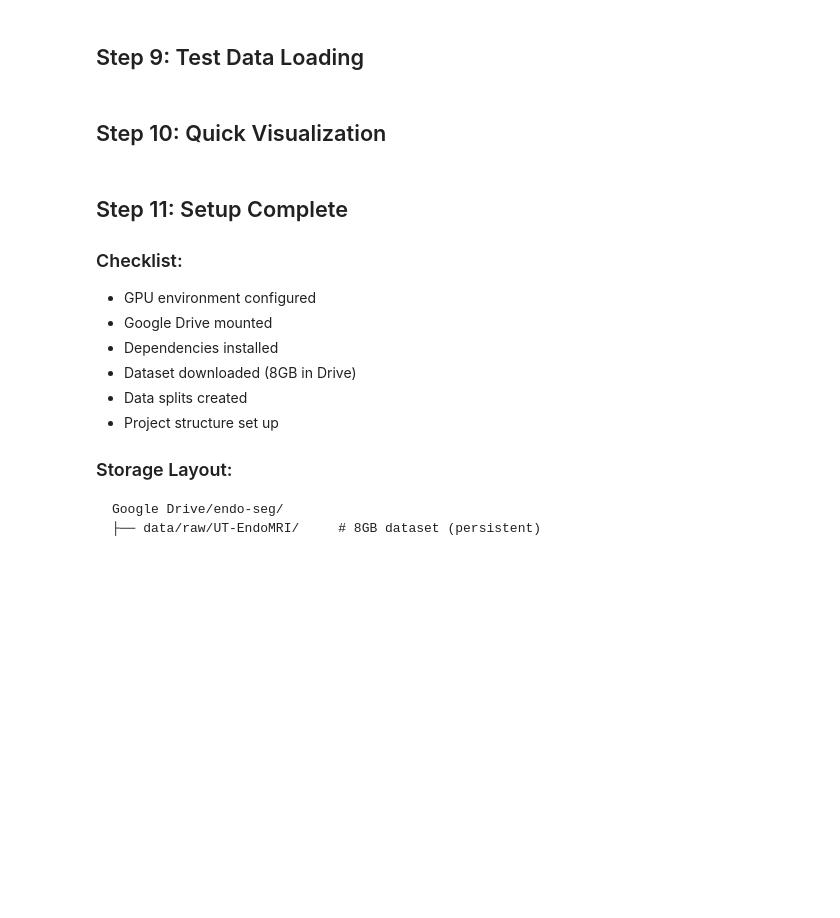
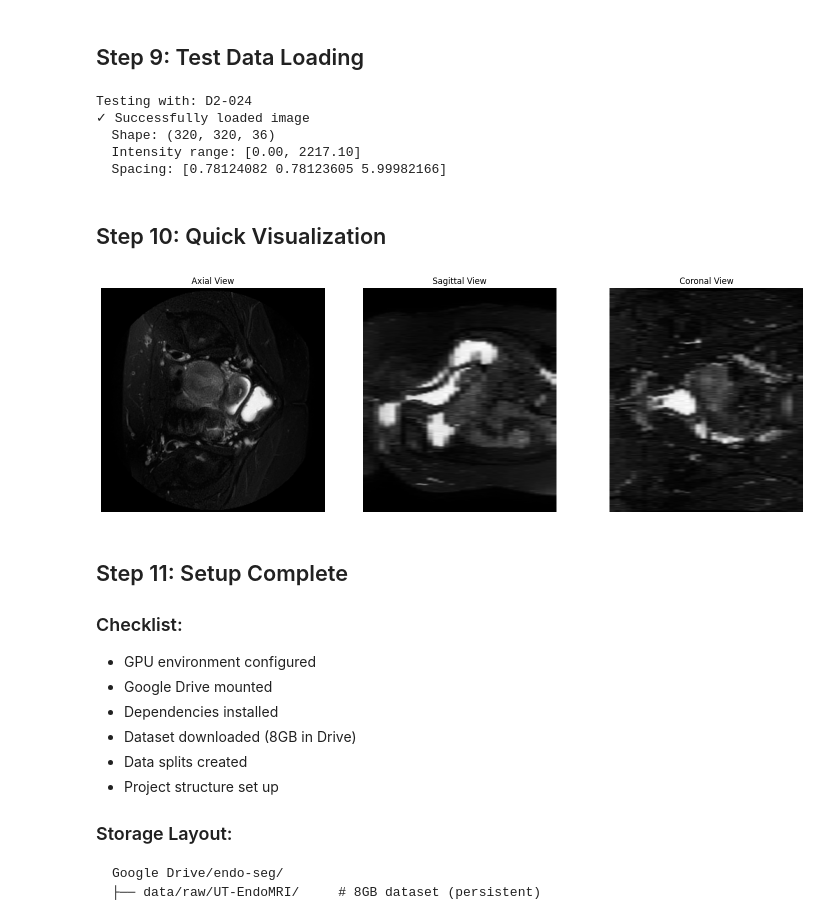
Before and after one commit to sehajbath/endo-seg, a Jupyter notebook: notebooks/00_colab_setup.ipynb, the cells around one changed output. Cells and saved outputs as stored; diff of their text form; code cells hidden in the pictures; blank space fills up the shorter version.

```diff
--- a/notebooks/00_colab_setup.ipynb
+++ b/notebooks/00_colab_setup.ipynb
@@ -257,40 +273,58 @@ if t2fs_files:
     img = nib.load(str(t2fs_files[0]))
     data = img.get_fdata()
 
-    print(f"✓ Successfully loaded image")
+    print(f"Successfully loaded image")
     print(f"  Shape: {data.shape}")
     print(f"  Intensity range: [{data.min():.2f}, {data.max():.2f}]")
     print(f"  Spacing: {np.abs(np.diag(img.affine)[:3])}")
 else:
-    print("⚠️  No T2FS image found")
+    print("No T2FS image found")
+# %% [output]
+Testing with: D2-024
+✓ Successfully loaded image
+  Shape: (320, 320, 36)
+  Intensity range: [0.00, 2217.10]
+  Spacing: [0.78124082 0.78123605 5.99982166]
 # %% [markdown]
 ## Step 10: Quick Visualization
 # %%
 import matplotlib.pyplot as plt
+import numpy as np
+import nibabel as nib
 
-# Visualize middle slice
-if 'data' in locals():
-    fig, axes = plt.subplots(1, 3, figsize=(15, 5))
+img = nib.load(str(t2fs_files[0]))
+data = img.get_fdata()
+sx, sy, sz = img.header.get_zooms()[:3]   # voxel size in mm along x,y,z
 
-    # Axial
-    axes[0].imshow(data[:, :, data.shape[2]//2].T, cmap='gray', origin='lower')
-    axes[0].set_title('Axial View')
-    axes[0].axis('off')
+fig, axes = plt.subplots(1, 3, figsize=(15, 5))
 
-    # Sagittal
-    axes[1].imshow(data[data.shape[0]//2, :, :].T, cmap='gray', origin='lower')
-    axes[1].set_title('Sagittal View')
-    axes[1].axis('off')
+# Axial (x–y plane): slice at z = mid
+ax_slice = data[:, :, data.shape[2]//2]
+axes[0].imshow(
+    ax_slice, cmap='gray', origin='lower',
+    extent=[0, ax_slice.shape[1]*sy, 0, ax_slice.shape[0]*sx]  # width=y*sy, height=x*sx
+)
+axes[0].set_title('Axial View'); axes[0].set_aspect('equal'); axes[0].axis('off')
 
-    # Coronal
-    axes[2].imshow(data[:, data.shape[1]//2, :].T, cmap='gray', origin='lower')
-    axes[2].set_title('Coronal View')
-    axes[2].axis('off')
+# Sagittal (y–z plane): slice at x = mid
+sag_slice = data[data.shape[0]//2, :, :]
+axes[1].imshow(
+    sag_slice, cmap='gray', origin='lower',
+    extent=[0, sag_slice.shape[1]*sz, 0, sag_slice.shape[0]*sy]  # width=z*sz, height=y*sy
+)
+axes[1].set_title('Sagittal View'); axes[1].set_aspect('equal'); axes[1].axis('off')
 
-    plt.tight_layout()
-    plt.show()
+# Coronal (x–z plane): slice at y = mid
+cor_slice = data[:, data.shape[1]//2, :]
+axes[2].imshow(
+    cor_slice, cmap='gray', origin='lower',
+    extent=[0, cor_slice.shape[1]*sz, 0, cor_slice.shape[0]*sx]  # width=z*sz, height=x*sx
+)
+axes[2].set_title('Coronal View'); axes[2].set_aspect('equal'); axes[2].axis('off')
 
-    print("✓ Visualization successful!")
+plt.tight_layout(); plt.show()
+# %% [output]
+[figure, added]
 # %% [markdown]
 ## Step 11: Setup Complete
 
```
Also changed, not shown: parts of 14 cells of this notebook.
